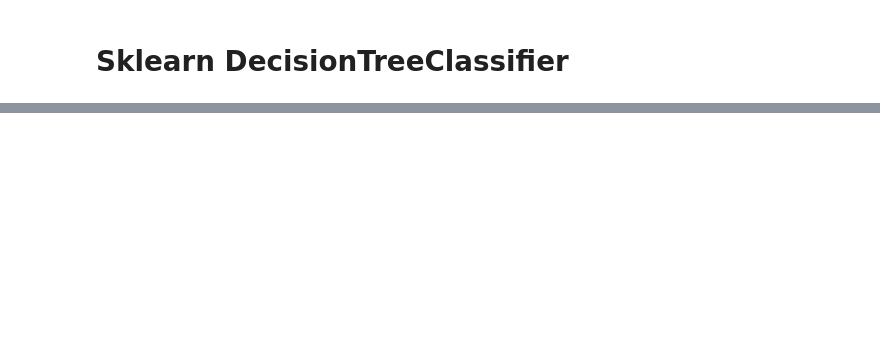
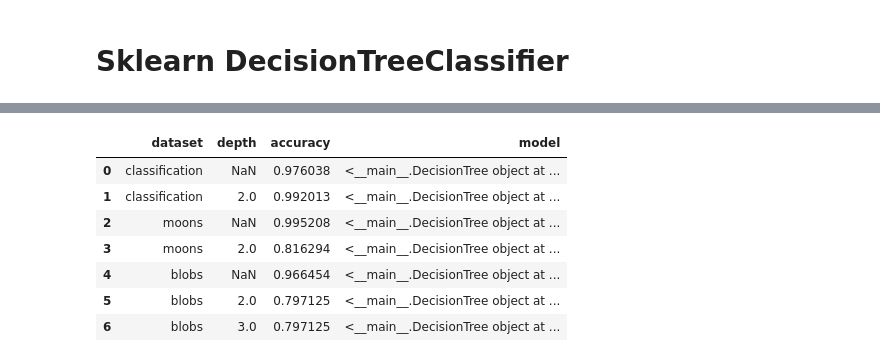
Before and after one commit to adamzsl/master-studies, a Jupyter notebook: decision_tree/decision_tree.ipynb, the cells around one changed output, grey strips where cells are left out. Drawn from its saved outputs; the diff is of its cells as text; code cells hidden in the pictures; blank space fills up the shorter version.

```diff
--- a/decision_tree/decision_tree.ipynb
+++ b/decision_tree/decision_tree.ipynb
@@ -151,0 +319,11 @@ for _, result in results_df.iterrows():
+# %%
+results_impl_df
+# %% [output]
+|  | dataset | depth | accuracy | model |
+| 0 | classification | NaN | 0.976038 | <__main__.DecisionTree object at ... |
+| 1 | classification | 2.0 | 0.992013 | <__main__.DecisionTree object at ... |
+| 2 | moons | NaN | 0.995208 | <__main__.DecisionTree object at ... |
+| 3 | moons | 2.0 | 0.816294 | <__main__.DecisionTree object at ... |
+| 4 | blobs | NaN | 0.966454 | <__main__.DecisionTree object at ... |
+| 5 | blobs | 2.0 | 0.797125 | <__main__.DecisionTree object at ... |
+| 6 | blobs | 3.0 | 0.797125 | <__main__.DecisionTree object at ... |
```
Also changed, not shown: parts of 12 cells of this notebook.
